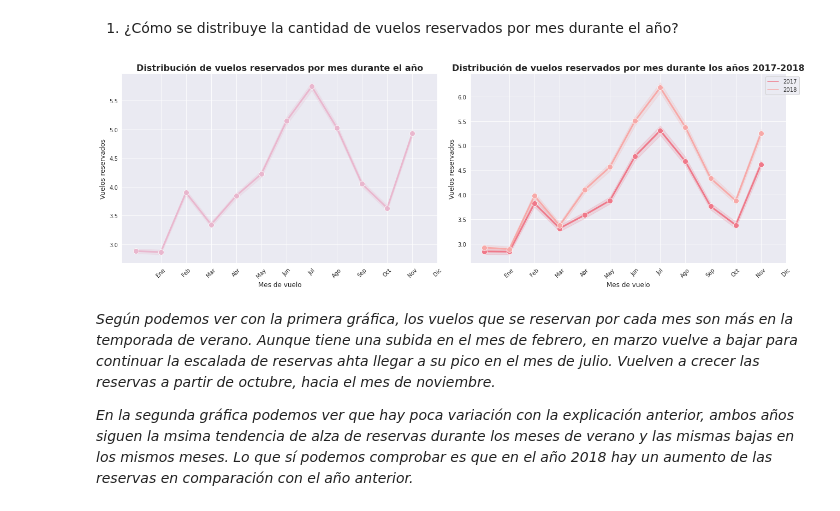
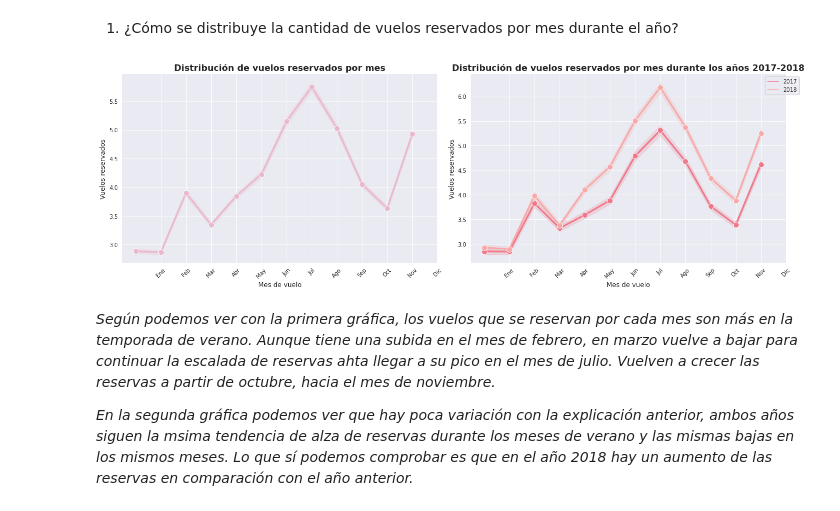
Before and after one commit to Adalab/bda-modulo-3-evaluacion-final-lmoraromero, a Jupyter notebook: evaluacion_final.ipynb, the cells around one changed output. Drawn from its saved outputs; the diff is of its cells as text; code cells hidden in the pictures.

```diff
--- a/evaluacion_final.ipynb
+++ b/evaluacion_final.ipynb
@@ -809,40 +797,40 @@ sns.lineplot(x="flight_month", y="flights_booked",
             linewidth=3)
 
 # Título del gráfico
-plt.title('Distribución de vuelos reservados por mes durante el año', fontsize=16, fontweight="bold")
+plt.title('Distribución de vuelos reservados por mes', fontsize=16, fontweight="bold")
 
 # Nombre del eje x
 plt.xlabel("Mes de vuelo", fontsize=12)
 
 # Nombre del eje y
 plt.ylabel("Vuelos reservados", fontsize=12)
 
 # Etiquetas personalizadas para el eje x
 meses = ['Ene', 'Feb', 'Mar', 'Abr', 'May', 'Jun', 'Jul', 'Ago', 'Sep', 'Oct', 'Nov', 'Dic']
 
 # Establecer las etiquetas y la rotación del eje x
 plt.xticks(range(1, 13), meses, rotation=45)
 
 # Subplot 2: Gráfico de lineas para la distribución de vuelos reservados por mes durante los años 2017-2018
 plt.subplot(1, 2, 2)
 
 sns.lineplot(x="flight_month", y="flights_booked",
             data=df,
             hue="flight_year",
             marker="o",
             markersize=10,
             linewidth=3,
             palette=["#ef798a", "#f7a9a8"])
 
 plt.title("Distribución de vuelos reservados por mes durante los años 2017-2018", fontsize=16, fontweight="bold")
 plt.xlabel("Mes de vuelo", fontsize=12)
 plt.ylabel("Vuelos reservados", fontsize=12)
 plt.xticks(range(1, 13), meses, rotation=45)
 plt.legend(bbox_to_anchor=(1.05, 1))
 
 plt.tight_layout();
 # %% [output]
-[figure, old version]
+[figure, new version]
 # %% [markdown]
 *Según podemos ver con la primera gráfica, los vuelos que se reservan por cada mes son más en la temporada de verano. Aunque tiene una subida en el mes de febrero, en marzo vuelve a bajar para continuar la escalada de reservas ahta llegar a su pico en el mes de julio. Vuelven a crecer las reservas a partir de octubre, hacia el mes de noviembre.*
 
```
Also changed, not shown: parts of 18 cells of this notebook, 1 other file.
